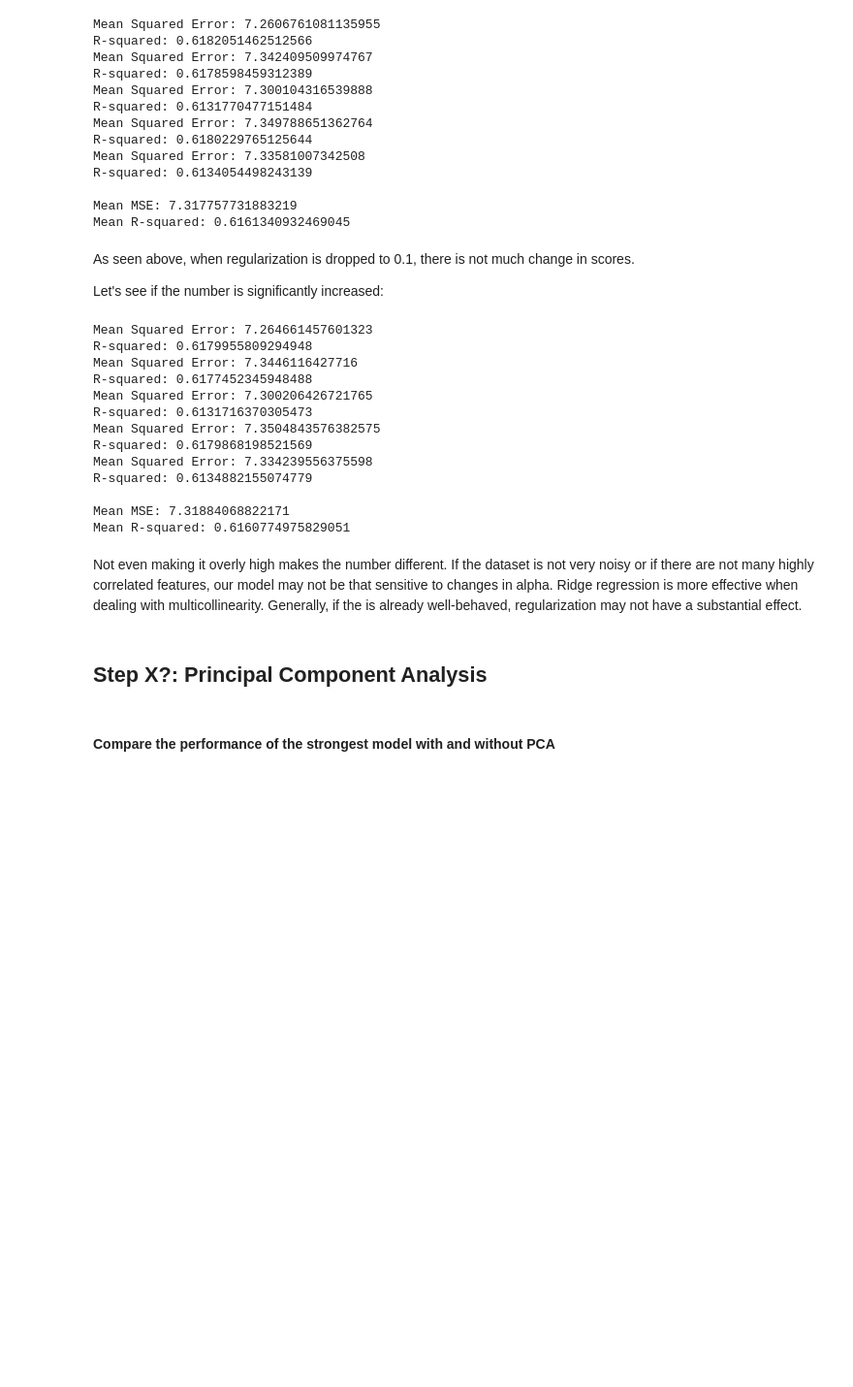
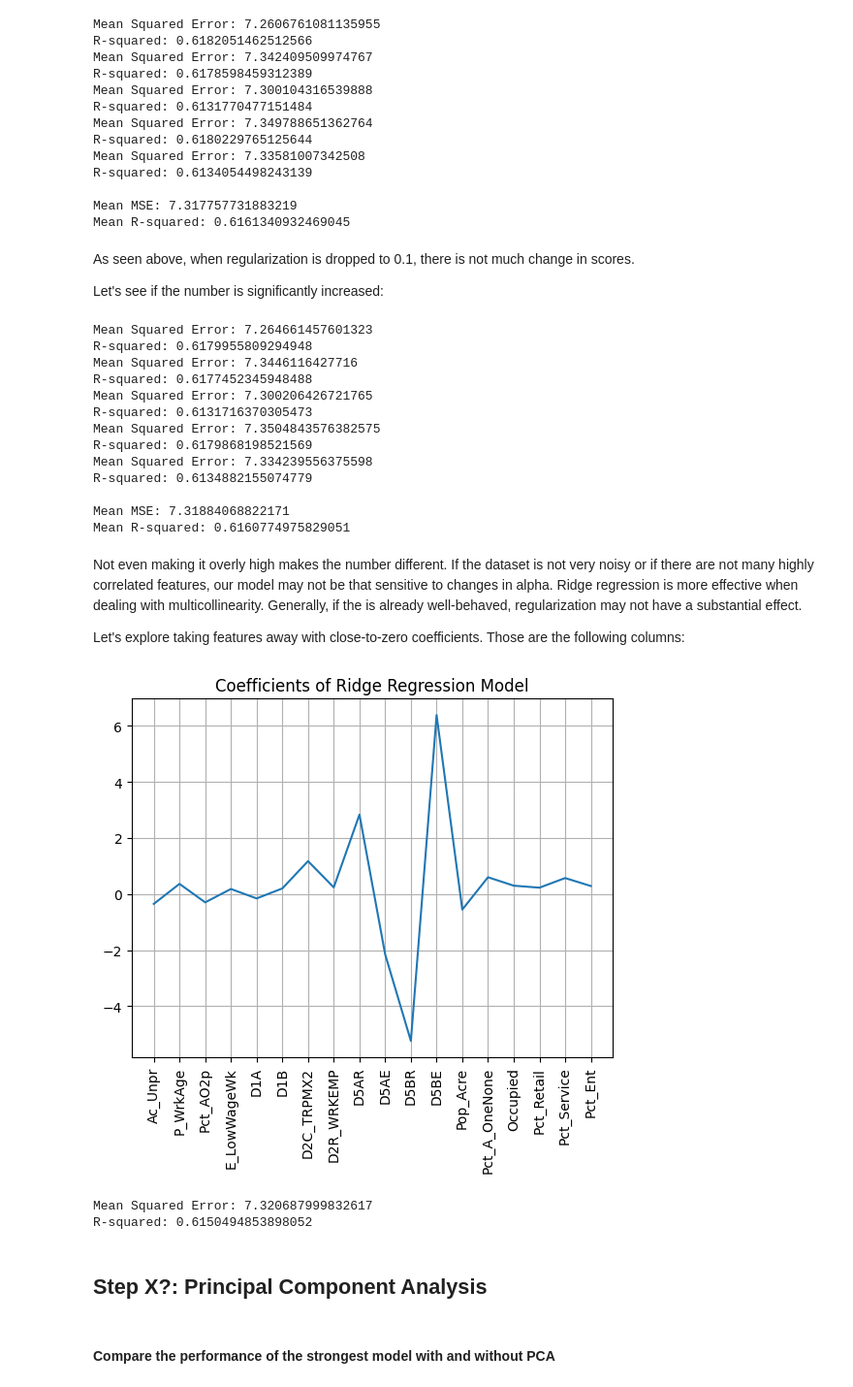
Before and after one commit to JamesJFan/CS6140_MachineLearning_FinalProject_Group1, a Jupyter notebook: CS6140_MachineLearning_FinalProject_Group1.ipynb, the cells around one changed output. Shown at 97% size. Cells and saved outputs as stored; diff of their text form; code cells hidden in the pictures; blank space fills up the shorter version.

Commit message:
updated visualisation error pulling from X global DataFrame

```diff
--- a/CS6140_MachineLearning_FinalProject_Group1.ipynb
+++ b/CS6140_MachineLearning_FinalProject_Group1.ipynb
@@ -366,7 +366,7 @@ mlp = neural_network.MLPRegressor(
 # %%
 # Define a function to train and evaluate a regression model
 
-def model_train_and_eval_single(model, X_train, X_test, y_train, y_test, model_name, visual, reg_param):
+def model_train_and_eval_single(model, X_train, X_test, y_train, y_test, columns, model_name, visual, reg_param):
   # Given a regression model and data, this trains the model, plots the coefficients, and evaluates the performance.
 
   # Train the model with training data
@@ -389,7 +389,7 @@ def model_train_and_eval_single(model, X_train, X_test, y_train, y_test, model_n
 
     # Plot the weights of the model
     if (model_name in ["Linear", "Ridge"]) and visual:
-      plt.plot(X.columns, model.coef_)
+      plt.plot(columns, model.coef_)
       plt.title(f"Coefficients of {model_name} Regression Model")
       plt.xticks(rotation=90)
       plt.grid()
@@ -409,6 +409,7 @@ mse_list = []
 r2_list = []
 # %%
 def model_train_and_eval(model, X, y, k_fold=True, standardization=True, model_name=None, visual = False, reg_param=None):
+    columns = X.columns
     if k_fold:
         kf = model_selection.KFold(n_splits=5, shuffle=True, random_state=42)
         mse_list = []
@@ -423,7 +424,7 @@ def model_train_and_eval(model, X, y, k_fold=True, standardization=True, model_n
                 X_train = scaler.fit_transform(X_train)
                 X_test = scaler.transform(X_test)
 
-            mse, r2 = model_train_and_eval_single(model, X_train, X_test, y_train, y_test, model_name, visual, reg_param)
+            mse, r2 = model_train_and_eval_single(model, X_train, X_test, y_train, y_test, columns, model_name, visual, reg_param)
             mse_list.append(mse)
             r2_list.append(r2)
 
@@ -437,7 +438,7 @@ def model_train_and_eval(model, X, y, k_fold=True, standardization=True, model_n
         # Use an 80-20 train-test split
         X_train, X_test, y_train, y_test = model_selection.train_test_split(X, y, test_size=0.2, random_state=42)
 
-        return model_train_and_eval_single(model, X_train, X_test, y_train, y_test, model_name, visual, reg_param)
+        return model_train_and_eval_single(model, X_train, X_test, y_train, y_test, columns, model_name, visual, reg_param)
 # %% [markdown]
 #### Linear Regression
 # %%
@@ -734,6 +735,23 @@ Mean MSE: 7.31884068822171
 Mean R-squared: 0.6160774975829051
 # %% [markdown]
 Not even making it overly high makes the number different. If the dataset is not very noisy or if there are not many highly correlated features, our model may not be that sensitive to changes in alpha. Ridge regression is more effective when dealing with multicollinearity. Generally, if the is already well-behaved, regularization may not have a substantial effect.
+
+Let's explore taking features away with close-to-zero coefficients. Those are the following columns:
+# %%
+df_higher_coeff = df[['Ac_Unpr', 'P_WrkAge', 'Pct_AO2p', 'E_LowWageWk', 'D1A', 'D1B', \
+                      'D2C_TRPMX2', 'D2R_WRKEMP','D5AR', 'D5AE', 'D5BR', 'D5BE', \
+                      'Pop_Acre', 'Pct_A_OneNone', 'Occupied', 'Pct_Retail', 'Pct_Service', \
+                      'Pct_Ent', 'NatWalkInd']]
+
+y_higher_coeff = df_higher_coeff['NatWalkInd']
+X_higher_coeff = df_higher_coeff.drop("NatWalkInd", axis=1)
+
+ridge_mse, ridge_r2 = model_train_and_eval(ridge, X_higher_coeff, y_higher_coeff, model_name="Ridge",
+                                           k_fold = False, visual=True)
+# %% [output]
+[figure, added]
+Mean Squared Error: 7.320687999832617
+R-squared: 0.6150494853898052
 # %% [markdown]
 ## Step X?: Principal Component Analysis
 # %% [markdown]
```
